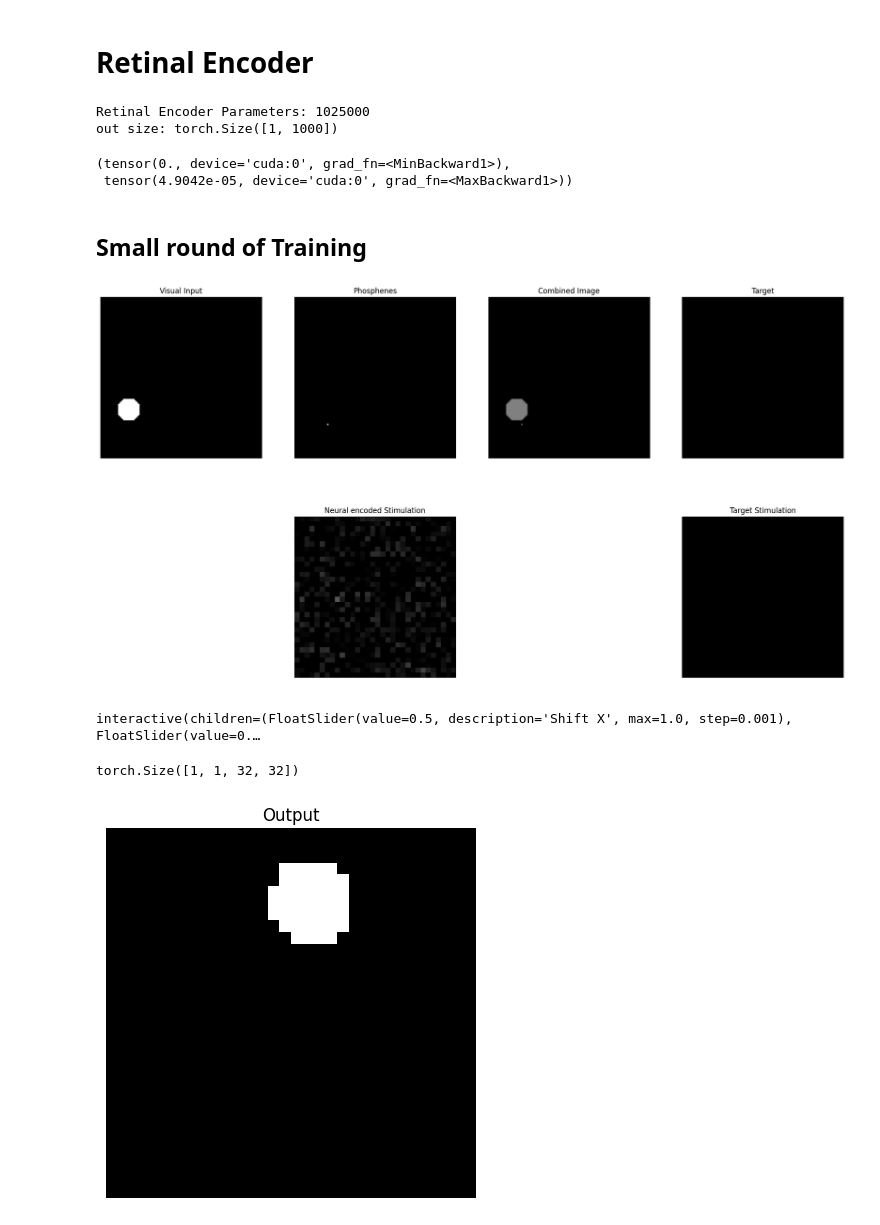
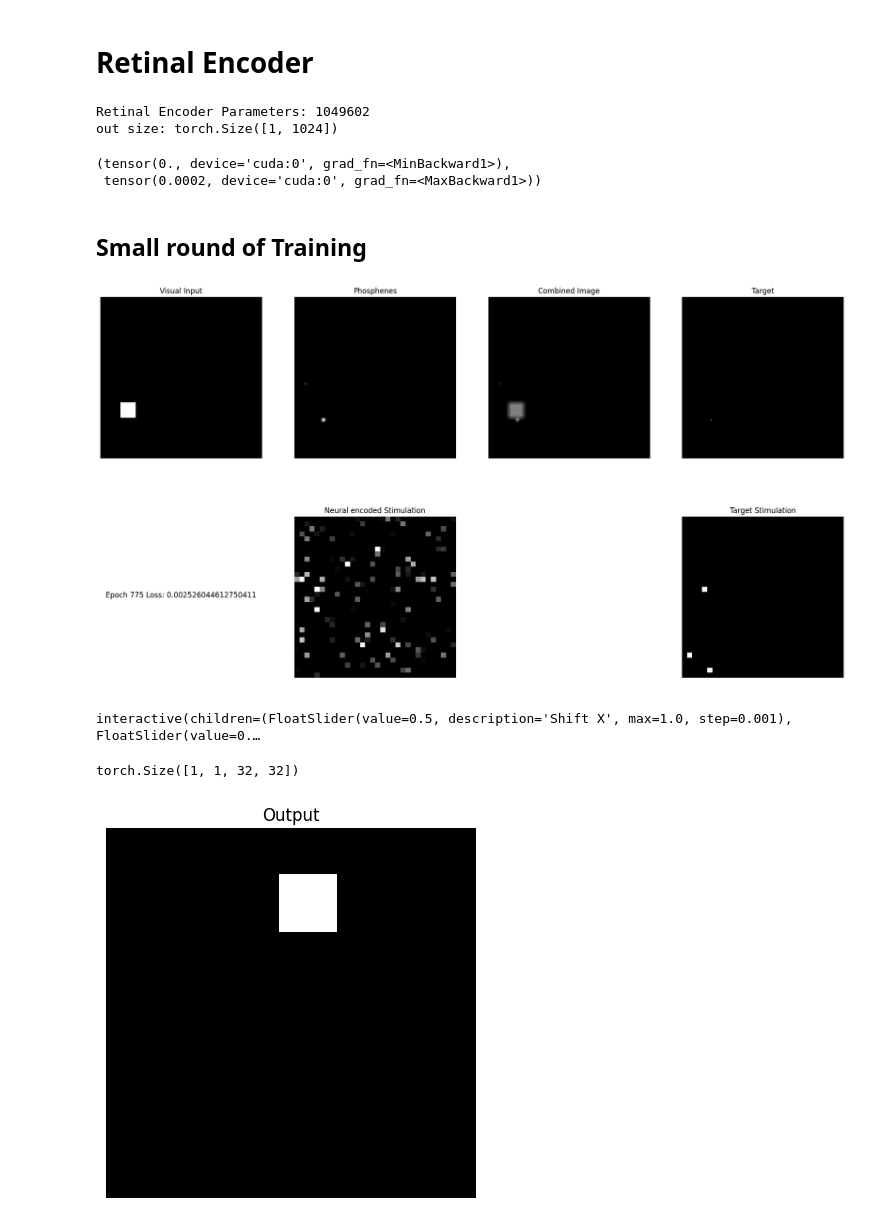
Before and after one commit to MichelleAppel/viseon, a Jupyter notebook: notebooks/test_simulator.ipynb, the cells around one changed output. Drawn from its saved outputs; the diff is of its cells as text; code cells hidden in the pictures.

```diff
--- a/notebooks/test_simulator.ipynb
+++ b/notebooks/test_simulator.ipynb
@@ -159,6 +157,7 @@ cfg['fov'] = 5
 cfg['resolution'] = [256, 256]
 cfg['output_scaling'] = 100.e-6
 cfg['n_electrodes'] = 1024
+params = dynaphos.utils.load_params(cfg['base_config'])
 # %%
 def get_simulator(cfg):
     # initialise simulator
@@ -175,3 +174,8 @@ cfg['SPVsize'] = simulator.phosphene_maps.shape[-2:]
 len(simulator.phosphene_maps)
 # %% [output]
 1024
+# %%
+cfg['SPVsize'] = simulator.phosphene_maps.shape[-2:]
+print(f"Phosphene map size: {cfg['SPVsize']}")
+N_PHOSPHENES = simulator.num_phosphenes
+print(f"Number of phosphenes: {N_PHOSPHENES}")
@@ -177,0 +185,10 @@ len(simulator.phosphene_maps)
+# %%
+reshape_square = np.sqrt(N_PHOSPHENES)
+
+# if the sqrt is not an integer, we need to find the closest integer that is bigger
+if int(reshape_square) != reshape_square:
+    reshape_square = int(reshape_square) + 1
+else:
+    reshape_square = int(reshape_square)
+
+reshape_square
@@ -229,19 +250,20 @@ class Retinal_Encoder(nn.Module):
 
         # Model
         self.model = nn.Sequential(
-            # *retinalconvlayer(in_channels,1,3,1,1, resample_out=nn.MaxPool2d(4)),
-            nn.MaxPool2d(4),
+            nn.BatchNorm2d(1),
             nn.Flatten(),
             nn.Linear(1024, n_electrodes),
+            # nn.Conv2d(in_channels, 1024, 3, 1, 1),
+            # nn.AvgPool2d(32),
             self.out_activation
             )
 
     def forward(self, x):
         self.out = self.model(x)
         stimulation = self.out*self.output_scaling #scaling improves numerical stability
-        return stimulation
+        return stimulation.squeeze(-1).squeeze(-1)
 
-retinal_encoder = Retinal_Encoder().to(cfg['device'])
+retinal_encoder = Retinal_Encoder(n_electrodes=cfg['n_electrodes'], out_scaling=cfg['output_scaling'], out_activation='relu').to(cfg['device'])
 torch.use_deterministic_algorithms(False)
 
 # print(retinal_encoder)
@@ -250,16 +272,16 @@ torch.use_deterministic_algorithms(False)
 print('Retinal Encoder Parameters:', sum(p.numel() for p in retinal_encoder.parameters()))
 
 # test forward pass
-random_image = random_image_generator(shape=(1, 1, 128, 128)).to(cfg['device'])
+random_image = random_image_generator(shape=(1, 1, 32, 32)).to(cfg['device'])
 
 output = retinal_encoder(random_image)
 print('out size:', output.shape)
 output.min(), output.max()
 # %% [output]
-Retinal Encoder Parameters: 1025000
-out size: torch.Size([1, 1000])
+Retinal Encoder Parameters: 1049602
+out size: torch.Size([1, 1024])
 (tensor(0., device='cuda:0', grad_fn=<MinBackward1>),
- tensor(4.9042e-05, device='cuda:0', grad_fn=<MaxBackward1>))
+ tensor(0.0002, device='cuda:0', grad_fn=<MaxBackward1>))
 # %% [markdown]
 ## Small round of Training
 # %%
@@ -285,7 +307,7 @@ mask = circular_mask((1, 128, 128)).to(cfg['device'])
 
 for i in range(800):
     # Generate random image and make non differentiable
-    random_image = random_image_generator(shape=(1, 1, 128, 128), center_std=0.3, size_mean=0.2, size_std=0.15).to(cfg['device']) #* mask
+    random_image = random_image_generator(shape=(1, 1, 32, 32), center_std=0.3, size_mean=0.2, size_std=0.15).to(cfg['device']) #* mask
 
     # Forward pass
     simulator.reset()
@@ -326,38 +348,41 @@ for i in range(800):
         ax[0, 2].imshow(phosphenes.detach().cpu().numpy(), cmap='gray', alpha=0.5)
         ax[0, 2].axis('off')
         ax[0, 2].set_title('Combined Image')
 
         # target
         out = simulator(target*retinal_encoder.output_scaling)
         ax[0, 3].imshow(out.detach().cpu().numpy(), cmap='gray')
         ax[0, 3].axis('off')
         ax[0, 3].set_title('Target')
 
-        # 1,0 show empty space
+        # 1,0 text block with training stats
+        ax[1, 0].text(0.5, 0.5, f'Epoch {i} Loss: {loss.item()}', fontsize=12, ha='center')
         ax[1, 0].axis('off')
 
         # Create a square stimulation grid with a mask
-        grid_size = 32
-        stimulation_square = stimulation.reshape(grid_size, grid_size)
-        stimulation_target_square = target.reshape(grid_size, grid_size)
+        stimulation_square = torch.zeros((reshape_square, reshape_square), device=cfg['device'])
+        stimulation_square.view(-1)[:N_PHOSPHENES] = stimulation
+
+        stimulation_target_square = torch.zeros((reshape_square, reshape_square), device=cfg['device'])
+        stimulation_target_square.view(-1)[:N_PHOSPHENES] = target
 
         ax[1, 1].imshow(stimulation_square.detach().cpu().numpy(), cmap='gray', vmin=0, vmax=1.0000e-04)
         ax[1, 1].set_title('Neural encoded Stimulation')
         ax[1, 1].axis('off')
 
         ax[1, 2].axis('off')
 
         ax[1, 3].imshow(stimulation_target_square.cpu().numpy(), cmap='gray', vmin=0, vmax=1.0000e-04)
         ax[1, 3].set_title('Target Stimulation')
         ax[1, 3].axis('off')
 
         # print max stimulation value and max target stimulation value
         # print('Max Stimulation Value:', stimulation.max().item())
         # print('Max Target Value:', target.max().item()*retinal_encoder.output_scaling)
 
         plt.show()
 # %% [output]
-[figure, old version]
+[figure, new version]
 # %%
 def update_plot(shift_x=0.0, shift_y=0.0, circle_size=20):
     fig, ax = plt.subplots(2, 3, figsize=(22, 12))
@@ -432,4 +457,4 @@ else:
     plt.title('Output')
 # %% [output]
 torch.Size([1, 1, 32, 32])
-[figure, old version]
+[figure, new version]
```
Also changed, not shown: parts of 5 cells of this notebook, 1 other file.
